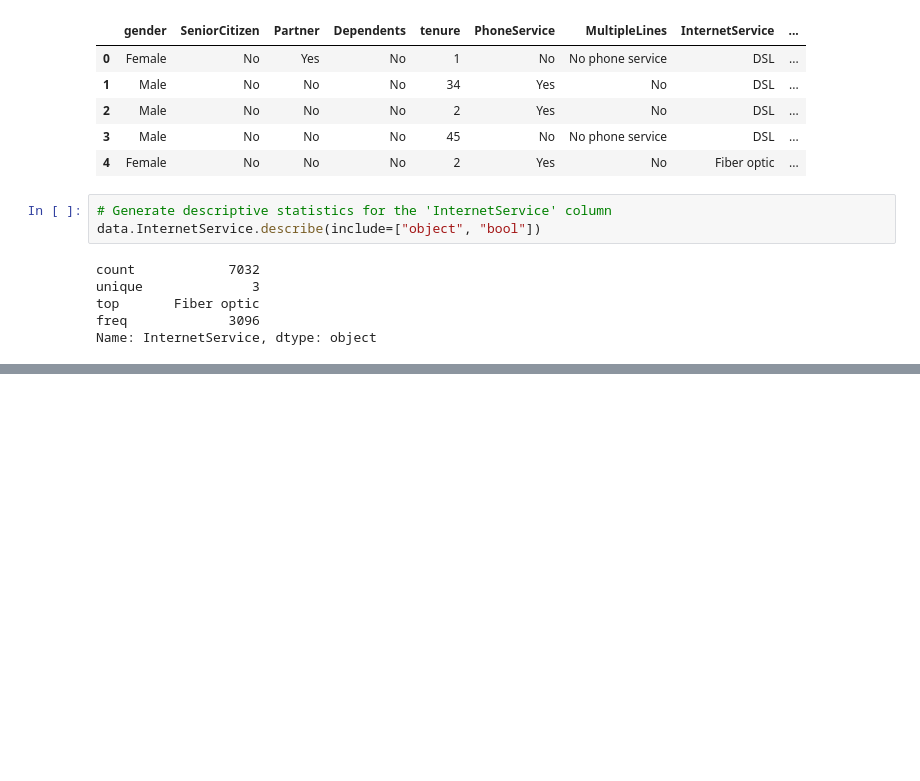
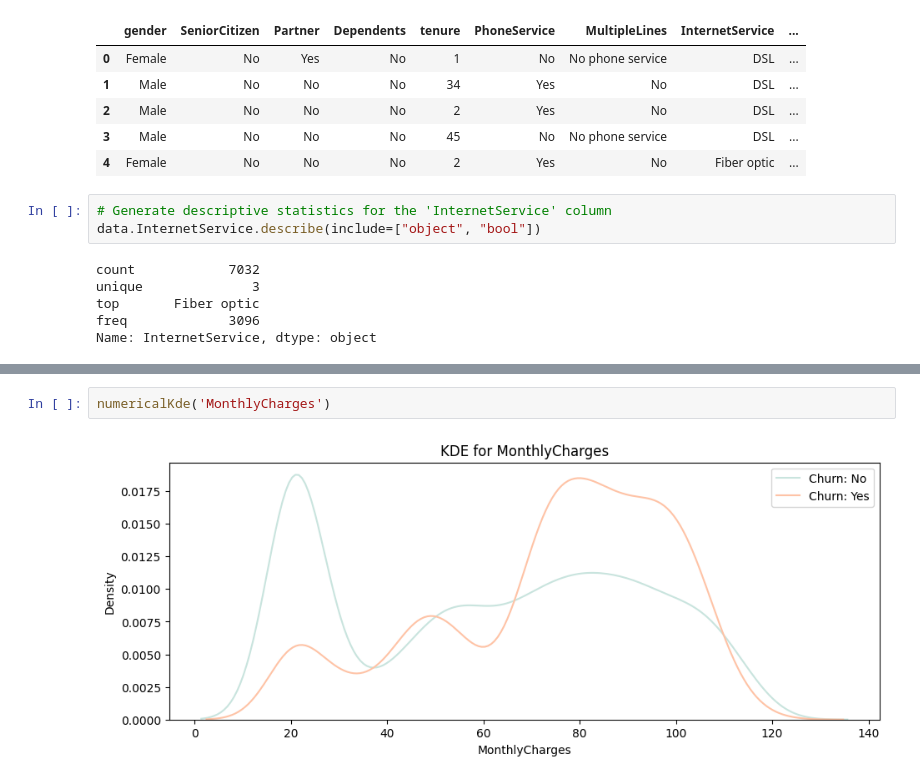
Before and after one commit to ss22aba/NEW, a Jupyter notebook: NEW_PROJECT.ipynb, the cells around one changed output, grey strips where cells are left out. Cells and saved outputs as stored; diff of their text form; blank space fills up the shorter version.

```diff
--- a/NEW_PROJECT.ipynb
+++ b/NEW_PROJECT.ipynb
@@ -251,0 +266,4 @@ fig.show()
+# %%
+numericalKde('MonthlyCharges')
+# %% [output]
+[figure, added]
```
Also changed, not shown: parts of 14 cells of this notebook.
